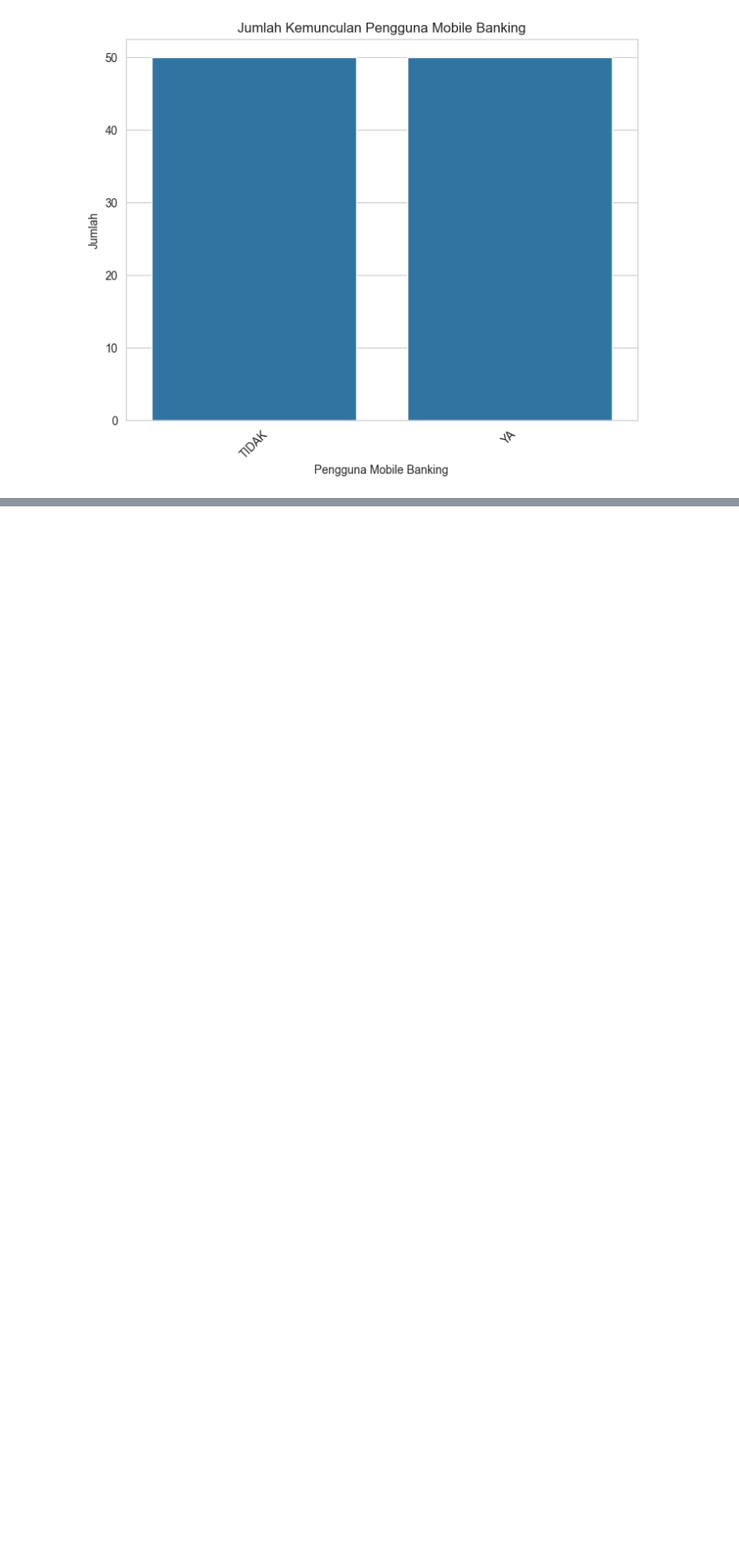
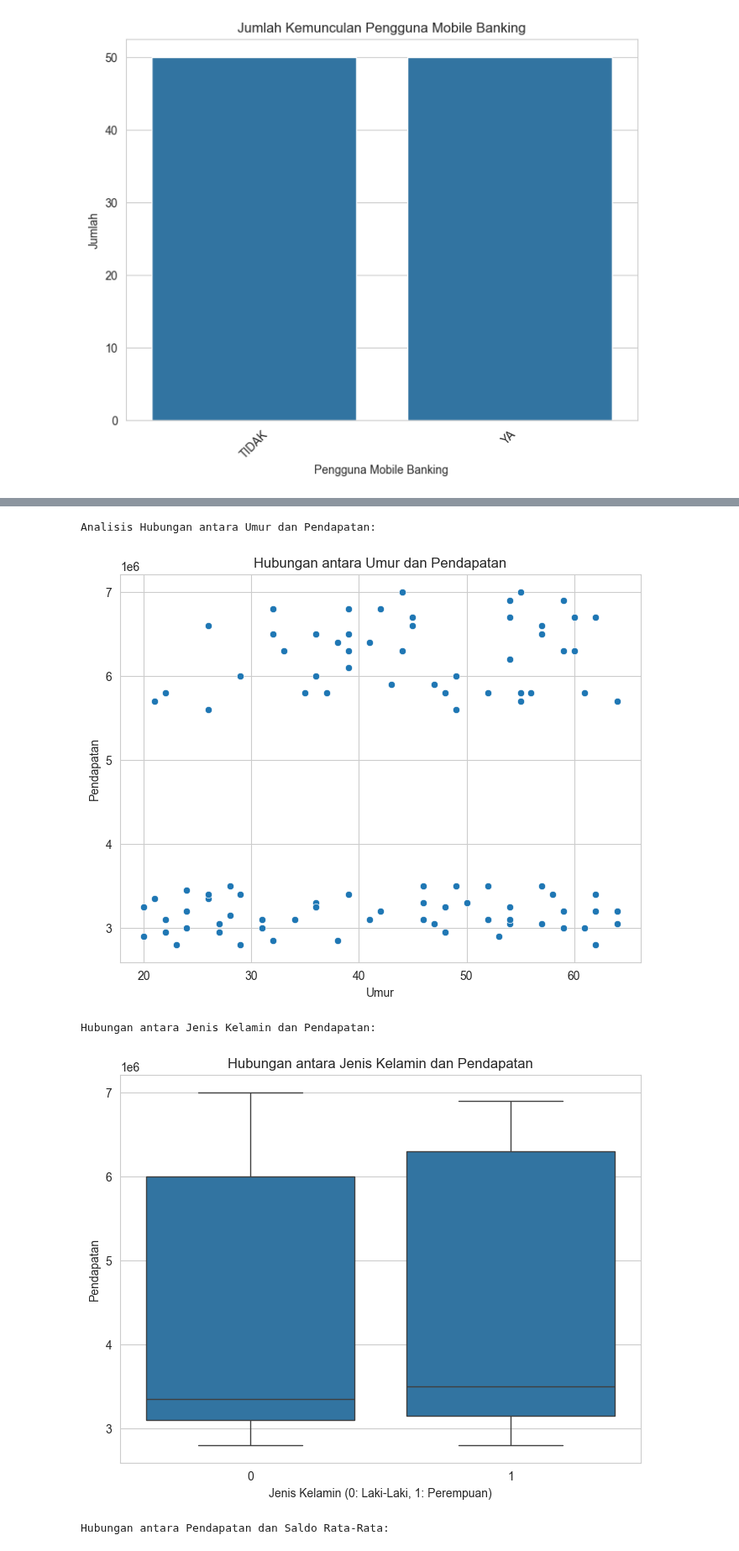
Before and after one commit to ekovegeance/datascience-nb, a Jupyter notebook: data-screening.ipynb, the cells around one changed output, grey strips where cells are left out. Shown at 84% size. Drawn from its saved outputs; the diff is of its cells as text; code cells hidden in the pictures; blank space fills up the shorter version.

```diff
--- a/data-screening.ipynb
+++ b/data-screening.ipynb
@@ -237,0 +257,44 @@ else:
+# %%
+# Numerical vs. Numerical Relationship Analysis
+
+# Analysis of the relationship between e.g. 'umur' and 'pendapatan' (Scatterplot)
+cprint('\nAnalisis Hubungan antara Umur dan Pendapatan:', 'blue')
+plt.figure(figsize=(8, 6))
+sns.scatterplot(x='umur', y='pendapatan', data=data)
+plt.title('Hubungan antara Umur dan Pendapatan')
+plt.xlabel('Umur')
+plt.ylabel('Pendapatan')
+plt.show()
+
+# Display relationship between 'jenis_kelamin' and 'pendapatan' (Boxplot)
+cprint('\nHubungan antara Jenis Kelamin dan Pendapatan:', 'blue')
+plt.figure(figsize=(8, 6))
+sns.boxplot(x='jenis_kelamin_encoded', y='pendapatan', data=data)
+plt.title('Hubungan antara Jenis Kelamin dan Pendapatan')
+plt.xlabel('Jenis Kelamin (0: Laki-Laki, 1: Perempuan)')
+plt.ylabel('Pendapatan')
+plt.show()
+
+# Display relationship between 'pendapatan' and 'saldo_rata_rata' (Scatterplot)
+cprint('\nHubungan antara Pendapatan dan Saldo Rata-Rata:', 'blue')
+plt.figure(figsize=(8, 6))
+sns.scatterplot(x='pendapatan', y='saldo_rata_rata', data=data)
+plt.title('Hubungan antara Pendapatan dan Saldo Rata-Rata')
+plt.xlabel('Pendapatan')
+plt.ylabel('Saldo Rata-Rata')
+plt.show()
+
+# Display relationship between 'skor_kredit' and 'pengguna_mobile_banking_encoded' (Boxplot)
+cprint('\nHubungan antara Skor Kredit dan Pengguna Mobile Banking:', 'blue')
+plt.figure(figsize=(8, 6))
+sns.boxplot(x='pengguna_mobile_banking_encoded', y='skor_kredit', data=data)
+plt.title('Hubungan antara Pengguna Mobile Banking dan Skor Kredit')
+plt.xlabel('Pengguna Mobile Banking (0: Tidak, 1: Ya)')
+plt.ylabel('Skor Kredit')
+plt.show()
+# %% [output]
+Analisis Hubungan antara Umur dan Pendapatan:
+[figure, added]
+Hubungan antara Jenis Kelamin dan Pendapatan:
+[figure, added]
+Hubungan antara Pendapatan dan Saldo Rata-Rata:
```
Also changed, not shown: parts of 13 cells of this notebook, 1 other file.
